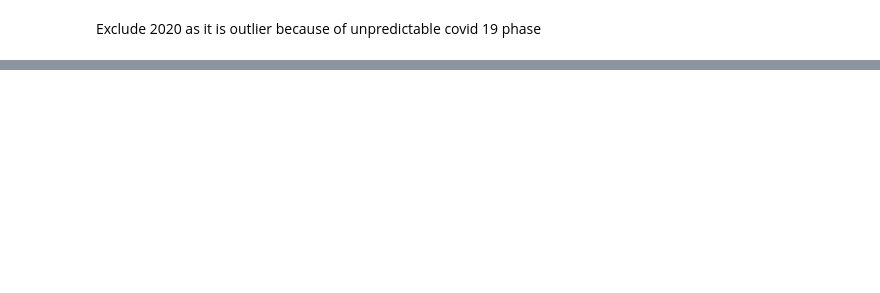
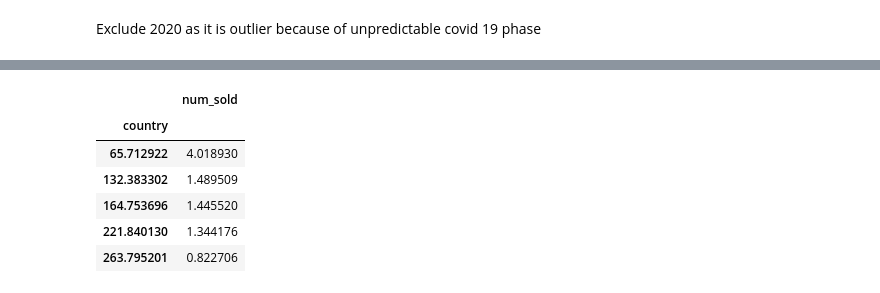
Before and after one commit to shadymag12/TimeSeriesPrediction, a Jupyter notebook: time-series-prediction-using-histboostregressor.ipynb, the cells around one changed output, grey strips where cells are left out. Saved outputs shown, nothing was run; the diff lists cells and outputs as text; code cells hidden in the pictures; blank space fills up the shorter version.

```diff
--- a/time-series-prediction-using-histboostregressor.ipynb
+++ b/time-series-prediction-using-histboostregressor.ipynb
@@ -274,7 +284,7 @@ prediction = hgbr.predict(test)
 # %%
 prediction=np.expm1(prediction)
 # %%
-output=pd.DataFrame({'id':test.id,'num_sold':prediction*1.5})
+output=pd.DataFrame({'id':test.id,'country':test.country,'num_sold':prediction})
 # %%
 output.head()
 # %% [output]
@@ -281,0 +299,11 @@ NameError: name 'output' is not defined
+# %%
+coef_df = 1/(temp_d.groupby('country')[['num_sold']].mean()/temp_d.groupby('country')[['num_sold']].mean().sum()/0.28)
+coef_df
+# %% [output]
+|  | num_sold |
+| country |  |
+| 65.712922 | 4.018930 |
+| 132.383302 | 1.489509 |
+| 164.753696 | 1.445520 |
+| 221.840130 | 1.344176 |
+| 263.795201 | 0.822706 |
```
Also changed, not shown: parts of 17 cells of this notebook.
